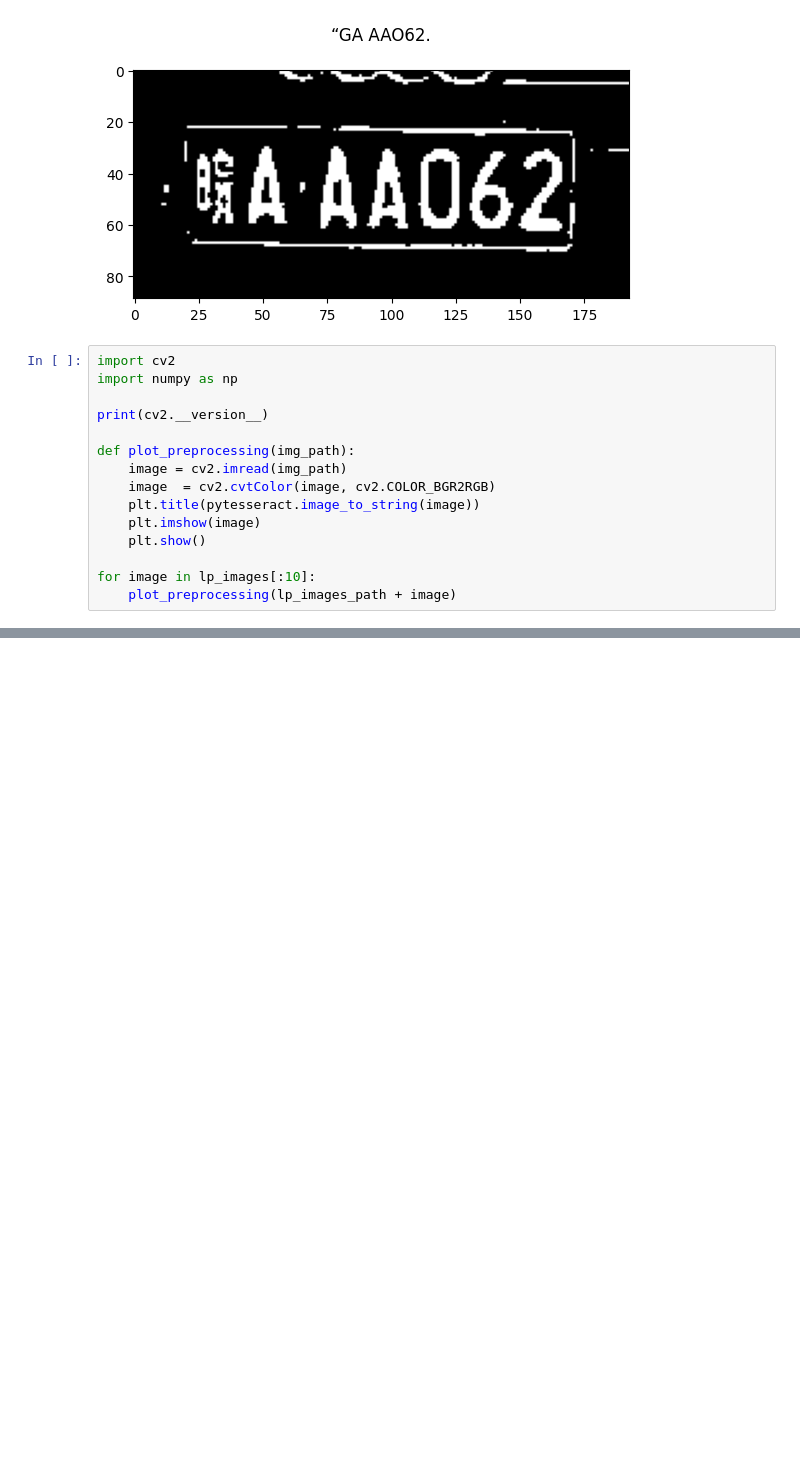
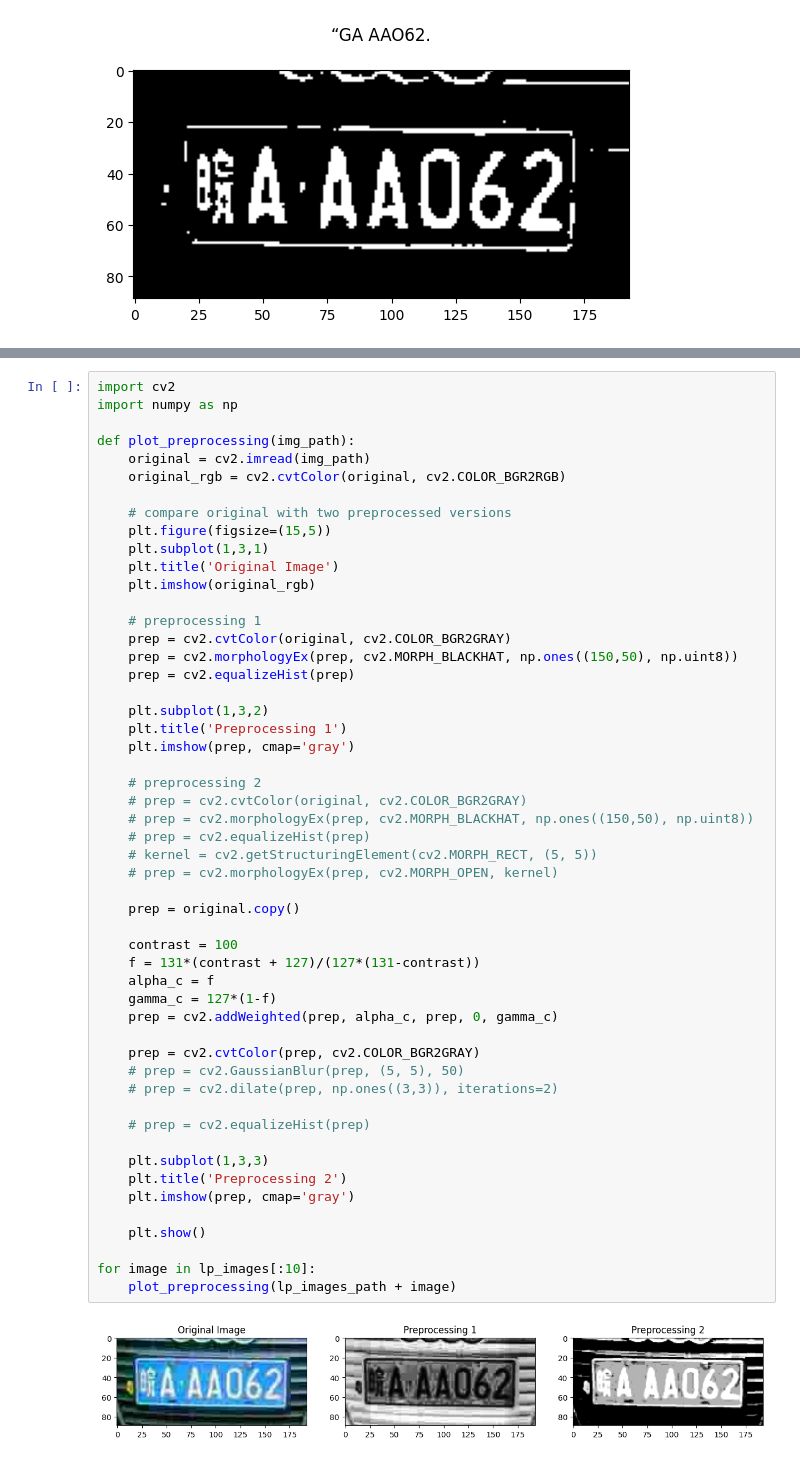
Before and after one commit to matsspoelgen/lp_recognition, a Jupyter notebook: ocr.ipynb, the cells around one changed output, grey strips where cells are left out. Saved outputs shown, nothing was run; the diff lists cells and outputs as text; blank space fills up the shorter version.

```diff
--- a/ocr.ipynb
+++ b/ocr.ipynb
@@ -27,18 +27,3 @@ plt.imshow(thresholded_image, cmap='gray')
 plt.show()
 # %% [output]
 [figure]
-# %%
-import cv2
-import numpy as np
-
-print(cv2.__version__)
-
-def plot_preprocessing(img_path):
-    image = cv2.imread(img_path)
-    image  = cv2.cvtColor(image, cv2.COLOR_BGR2RGB)
-    plt.title(pytesseract.image_to_string(image))
-    plt.imshow(image)
-    plt.show()
-
-for image in lp_images[:10]:
-    plot_preprocessing(lp_images_path + image)
@@ -56,0 +38,54 @@ for image in lp_images[:10]:
+# %%
+import cv2
+import numpy as np
+
+def plot_preprocessing(img_path):
+    original = cv2.imread(img_path)
+    original_rgb = cv2.cvtColor(original, cv2.COLOR_BGR2RGB)
+
+    # compare original with two preprocessed versions
+    plt.figure(figsize=(15,5))
+    plt.subplot(1,3,1)
+    plt.title('Original Image')
+    plt.imshow(original_rgb)
+
+    # preprocessing 1
+    prep = cv2.cvtColor(original, cv2.COLOR_BGR2GRAY)
+    prep = cv2.morphologyEx(prep, cv2.MORPH_BLACKHAT, np.ones((150,50), np.uint8))
+    prep = cv2.equalizeHist(prep)
+
+    plt.subplot(1,3,2)
+    plt.title('Preprocessing 1')
+    plt.imshow(prep, cmap='gray')
+
+    # preprocessing 2
+    # prep = cv2.cvtColor(original, cv2.COLOR_BGR2GRAY)
+    # prep = cv2.morphologyEx(prep, cv2.MORPH_BLACKHAT, np.ones((150,50), np.uint8))
+    # prep = cv2.equalizeHist(prep)
+    # kernel = cv2.getStructuringElement(cv2.MORPH_RECT, (5, 5))
+    # prep = cv2.morphologyEx(prep, cv2.MORPH_OPEN, kernel)
+
+    prep = original.copy()
+
+    contrast = 100
+    f = 131*(contrast + 127)/(127*(131-contrast))
+    alpha_c = f
+    gamma_c = 127*(1-f)
+    prep = cv2.addWeighted(prep, alpha_c, prep, 0, gamma_c)
+
+    prep = cv2.cvtColor(prep, cv2.COLOR_BGR2GRAY)
+    # prep = cv2.GaussianBlur(prep, (5, 5), 50)
+    # prep = cv2.dilate(prep, np.ones((3,3)), iterations=2)
+
+    # prep = cv2.equalizeHist(prep)
+
+    plt.subplot(1,3,3)
+    plt.title('Preprocessing 2')
+    plt.imshow(prep, cmap='gray')
+
+    plt.show()
+
+for image in lp_images[:10]:
+    plot_preprocessing(lp_images_path + image)
+# %% [output]
+[figure, added]
```
Also changed, not shown: parts of 6 cells of this notebook.
